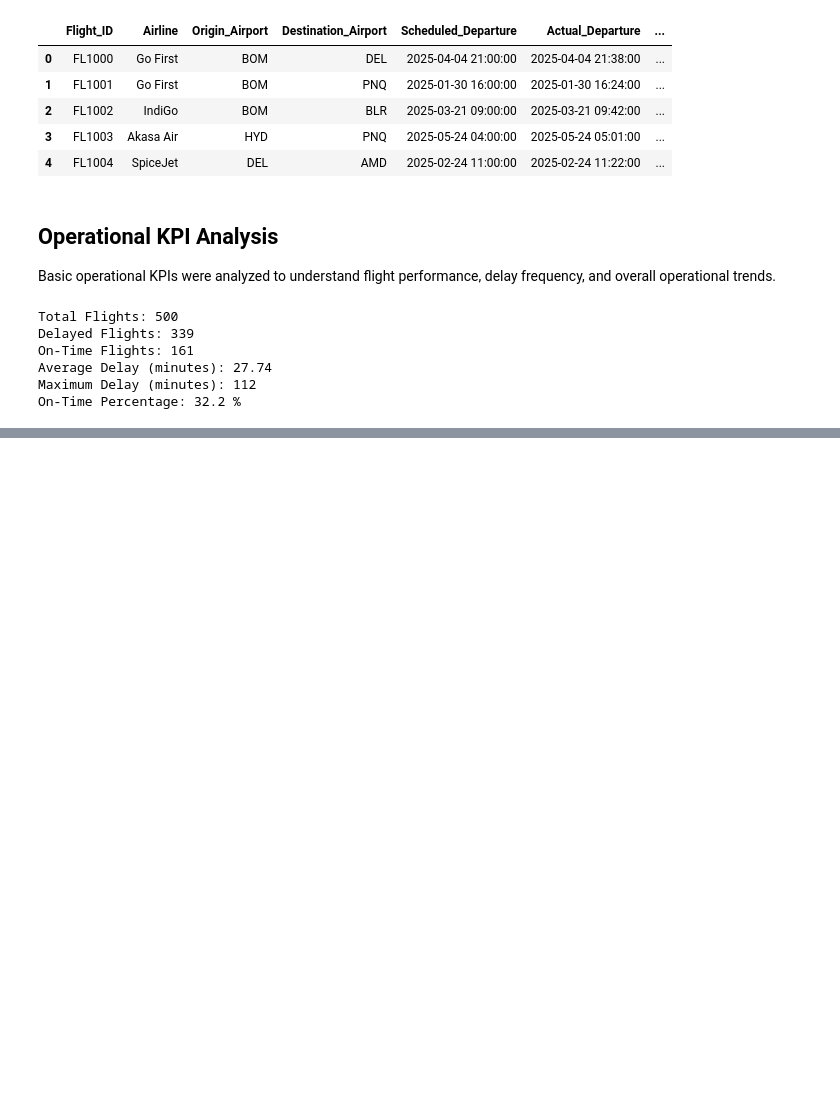
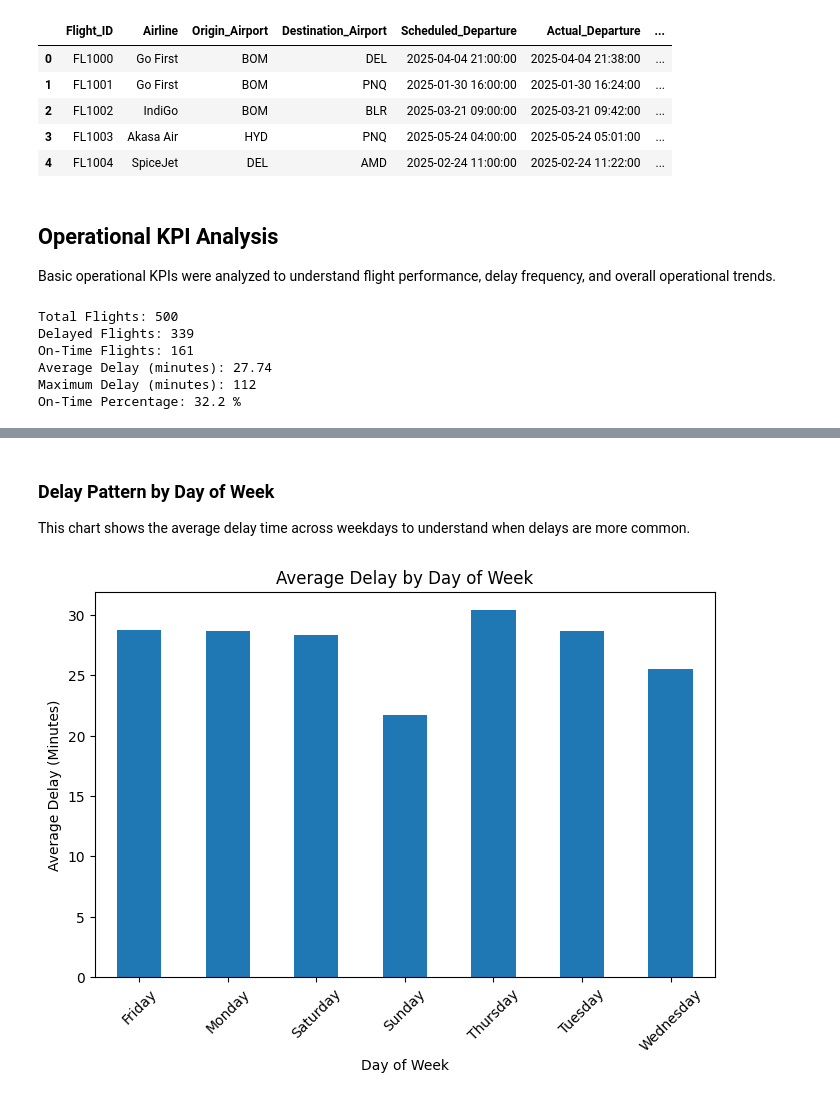
Before and after one commit to aadvikk/flight-delays-analysis, a Jupyter notebook: flight_operations_delay_analysis.ipynb, the cells around one changed output, grey strips where cells are left out. Cells and saved outputs as stored; diff of their text form; code cells hidden in the pictures; blank space fills up the shorter version.

```diff
--- a/flight_operations_delay_analysis.ipynb
+++ b/flight_operations_delay_analysis.ipynb
@@ -186,0 +191,5 @@ On-Time Percentage: 32.2 %
+# %%
+# Average delay by day of week
+weekday_delay = flights.groupby("Day_of_Week")["Delay_Minutes"].mean()
+
+weekday_delay
@@ -186,0 +235,17 @@ On-Time Percentage: 32.2 %
+# %% [markdown]
+### Delay Pattern by Day of Week
+
+This chart shows the average delay time across weekdays to understand when delays are more common.
+# %%
+plt.figure(figsize=(8,5))
+
+weekday_delay.plot(kind="bar")
+
+plt.title("Average Delay by Day of Week")
+plt.xlabel("Day of Week")
+plt.ylabel("Average Delay (Minutes)")
+plt.xticks(rotation=45)
+
+plt.show()
+# %% [output]
+[figure, added]
```
Also changed, not shown: parts of 13 cells of this notebook.
